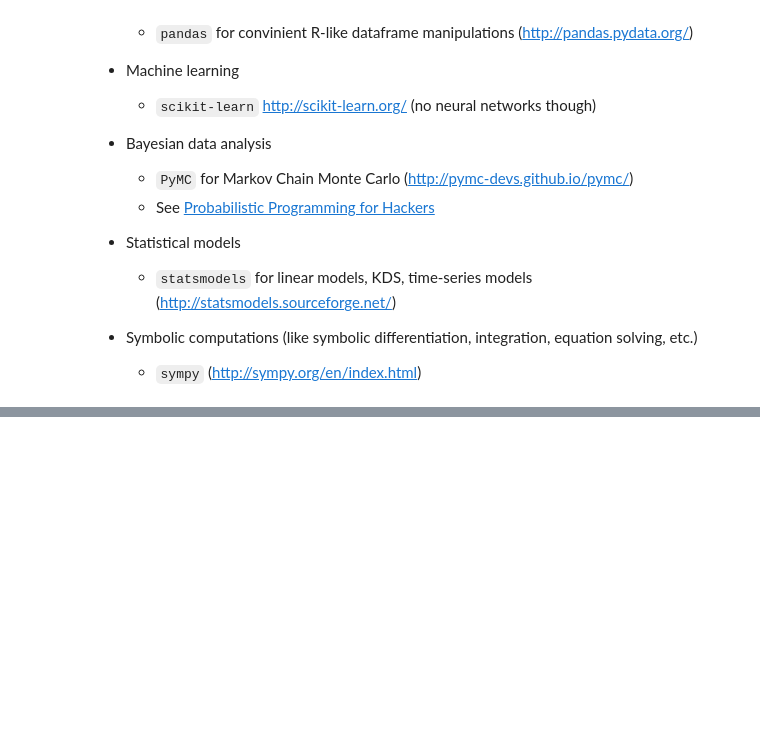
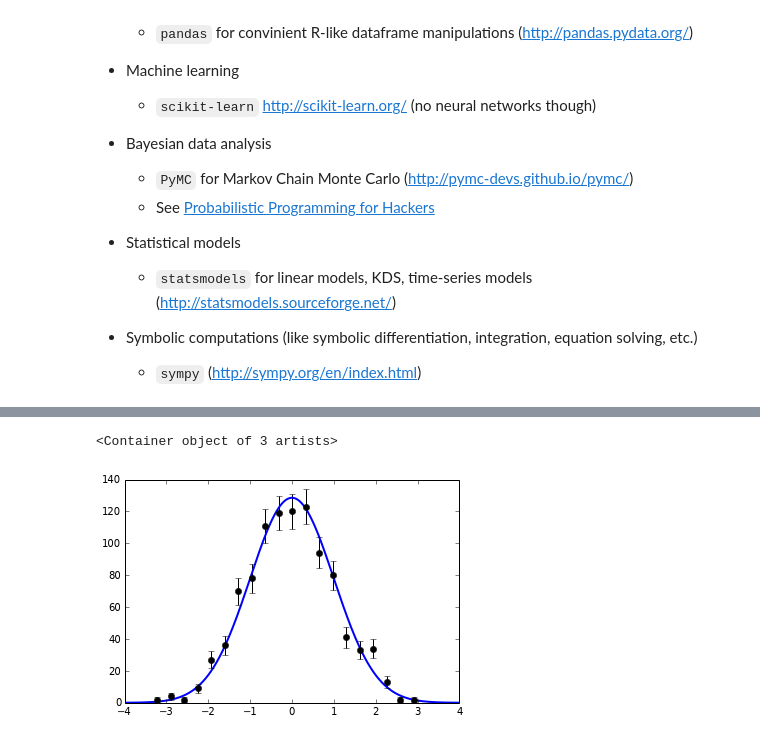
Before and after one commit to bogdan-kulynych/ipython-tutorial, a Jupyter notebook: tutorial.ipynb, the cells around one changed output, grey strips where cells are left out. Saved outputs shown, nothing was run; the diff lists cells and outputs as text; code cells hidden in the pictures; blank space fills up the shorter version.

```diff
--- a/tutorial.ipynb
+++ b/tutorial.ipynb
@@ -318,0 +332,14 @@ int64
+# %%
+# But you often need to normalize a pdf to your data
+n, lim = np.histogram(x, bins=20)
+area = sum(np.diff(lim) * n)
+
+# Scale the PDF by the area of the histogram
+plt.plot(xs, area * sp.stats.norm.pdf(xs, 0, 1), lw=2)
+
+# Plot the histogram as datapoints
+mid = lim[:-1] + (lim[1] - lim[0])/2
+plt.errorbar(mid, n, yerr=np.sqrt(n), fmt='o', color='black')
+# %% [output]
+<Container object of 3 artists>
+[figure, added]
```
Also changed, not shown: parts of 7 cells of this notebook.
